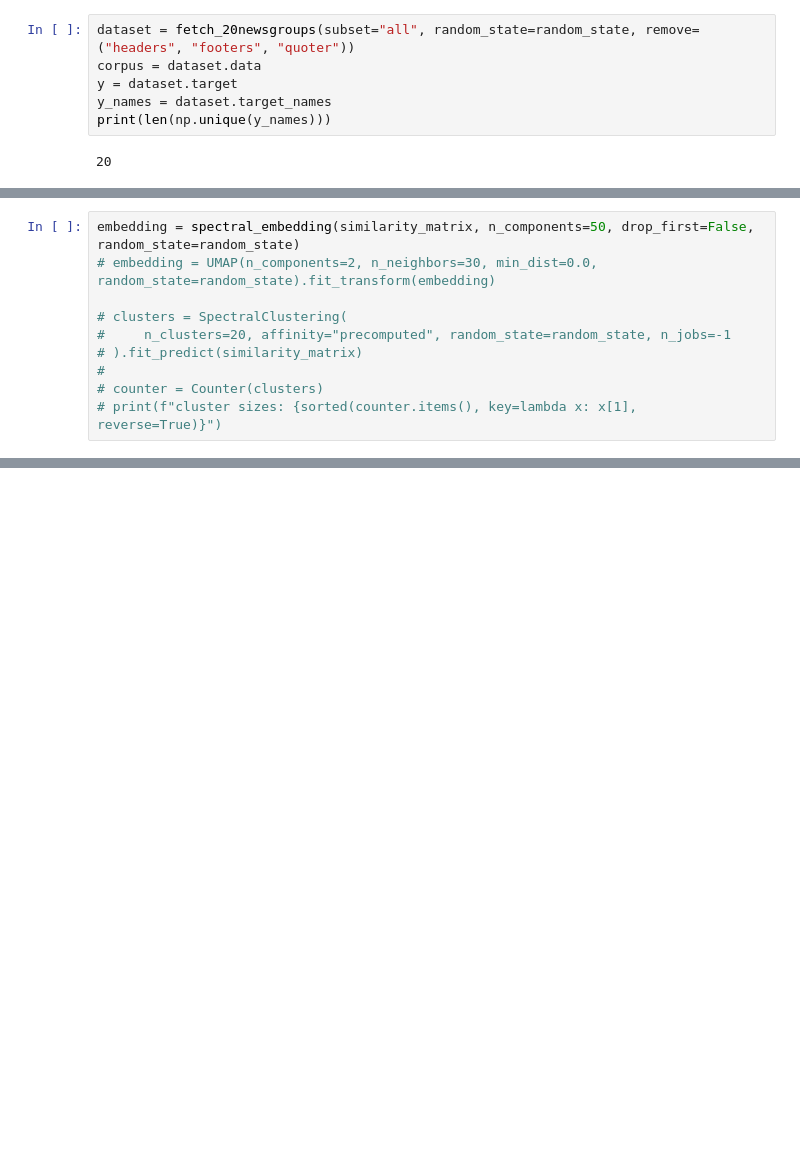
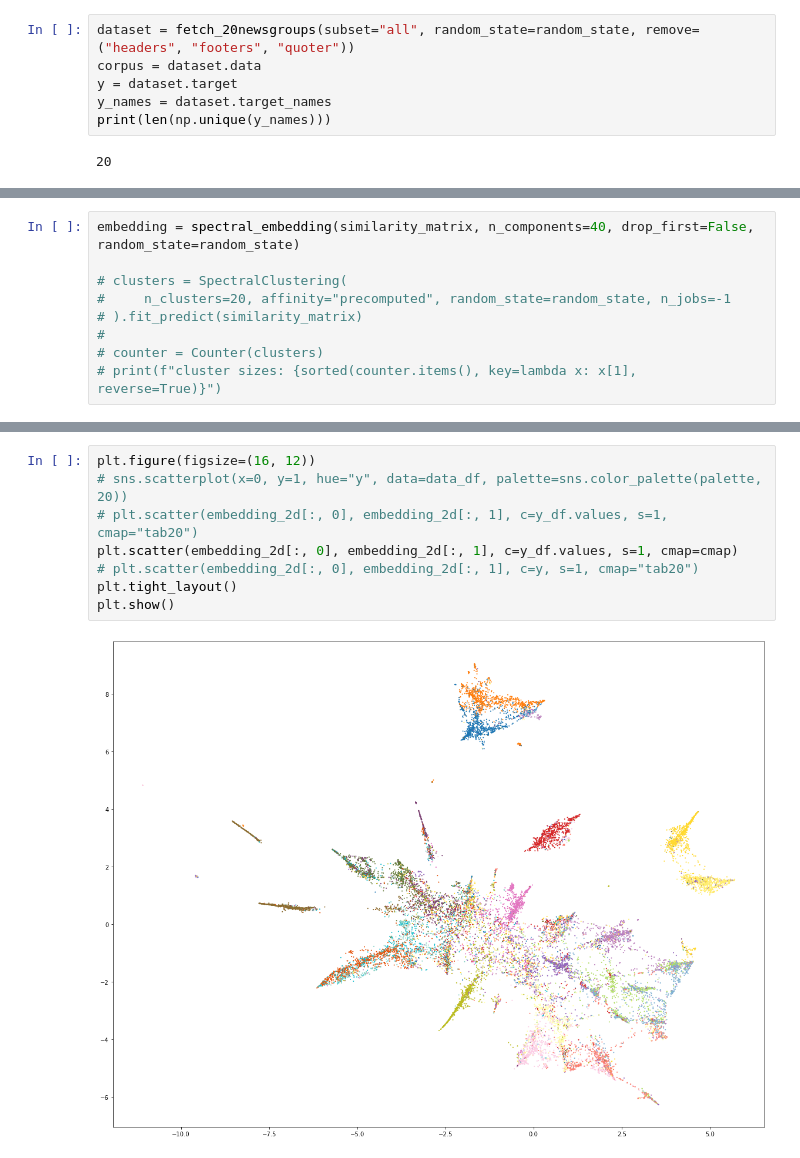
Before and after one commit to thalvari/nlp20_project, a Jupyter notebook: test.ipynb, the cells around one changed output, grey strips where cells are left out. Saved outputs shown, nothing was run; the diff lists cells and outputs as text; blank space fills up the shorter version.

```diff
--- a/test.ipynb
+++ b/test.ipynb
@@ -67,6 +89,5 @@ similarity_matrix = cosine_similarity(tfidf_doc_term_matrix)
 # %%
-embedding = spectral_embedding(similarity_matrix, n_components=50, drop_first=False, random_state=random_state)
-# embedding = UMAP(n_components=2, n_neighbors=30, min_dist=0.0, random_state=random_state).fit_transform(embedding)
+embedding = spectral_embedding(similarity_matrix, n_components=40, drop_first=False, random_state=random_state)
 
 # clusters = SpectralClustering(
 #     n_clusters=20, affinity="precomputed", random_state=random_state, n_jobs=-1
@@ -139 +161,11 @@ The keyword argument 'parallel=True' was specified but no transformation for par
+# %%
+plt.figure(figsize=(16, 12))
+# sns.scatterplot(x=0, y=1, hue="y", data=data_df, palette=sns.color_palette(palette, 20))
+# plt.scatter(embedding_2d[:, 0], embedding_2d[:, 1], c=y_df.values, s=1, cmap="tab20")
+plt.scatter(embedding_2d[:, 0], embedding_2d[:, 1], c=y_df.values, s=1, cmap=cmap)
+# plt.scatter(embedding_2d[:, 0], embedding_2d[:, 1], c=y, s=1, cmap="tab20")
+plt.tight_layout()
+plt.show()
+# %% [output]
+[figure, added]
 # %%
```
Also changed, not shown: parts of 14 cells of this notebook, 3 other files.
